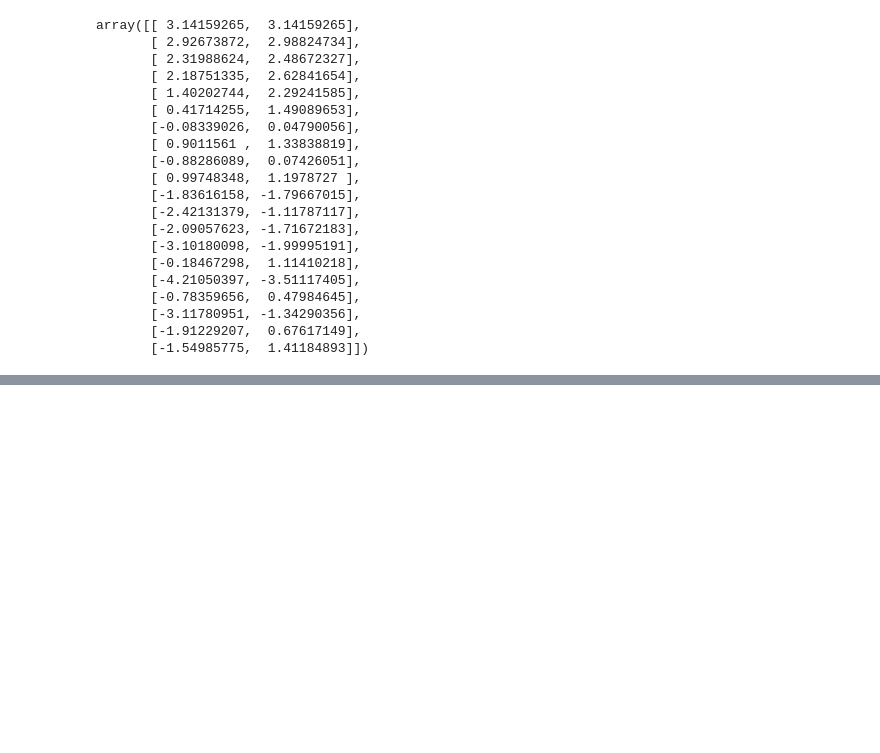
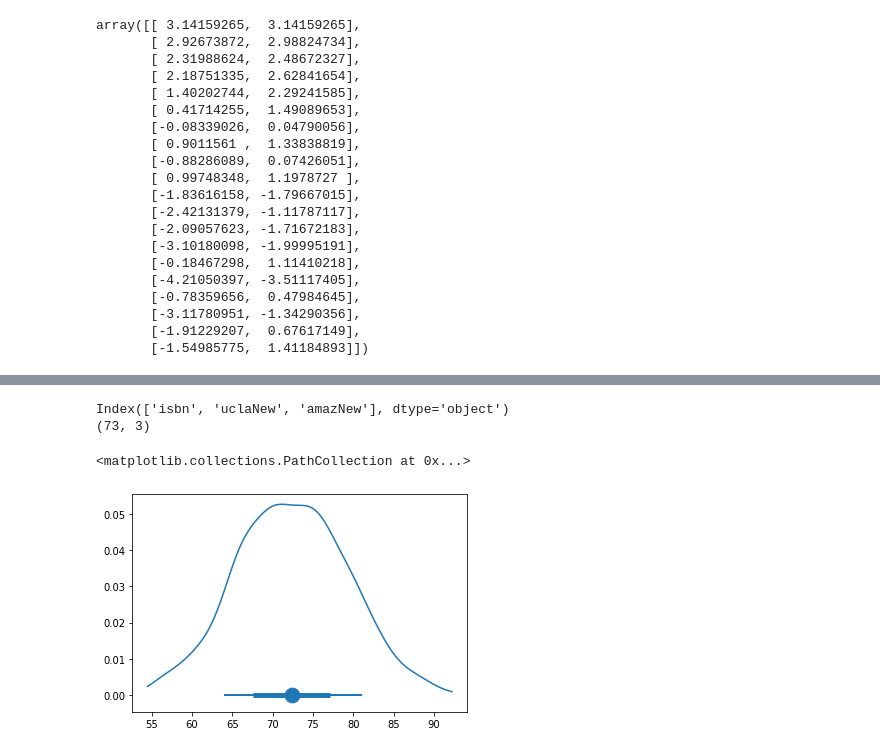
Before and after one commit to josephmlev/levine_j_math_314, a Jupyter notebook: notes/Class_notes_9.23-.ipynb, the cells around one changed output, grey strips where cells are left out. Cells and saved outputs as stored; diff of their text form; code cells hidden in the pictures; blank space fills up the shorter version.

```diff
--- a/notes/Class_notes_9.23-.ipynb
+++ b/notes/Class_notes_9.23-.ipynb
@@ -626,0 +654,7 @@ array([[ 3.14159265,  3.14159265],
+# %%
+def ll_normal(mu, X):
+    d = X - mu
+    return np.sum(d * d) #products are cheaper than powers!
+# %%
+df = pd.read_csv("https://raw.githubusercontent.com/roualdes/data/master/books.csv")
+df.head()
@@ -626,0 +706,25 @@ array([[ 3.14159265,  3.14159265],
+# %%
+print(df.columns)
+print(df.shape)
+# %% [output]
+Index(['isbn', 'uclaNew', 'amazNew'], dtype='object')
+(73, 3)
+# %%
+#bootstrap the data
+
+df['uclaNew']
+
+N = df.shape[0]
+R = 1001
+mus = np.full(R, np.nan)
+for r in range(R):
+    idx = np.random.choice(N, N, replace = 1)
+    mus[r] = minimize(ll_normal, (50), args = (df['uclaNew'][idx]),\
+                      method = "BFGS").x #BFGS means we dont need bounds
+#mus.mean()
+# %%
+bp.density(mus)
+bp.percentile_h(mus, y = 0)
+# %% [output]
+<matplotlib.collections.PathCollection at 0x...>
+[figure, added]
```
Also changed, not shown: parts of 12 cells of this notebook.
